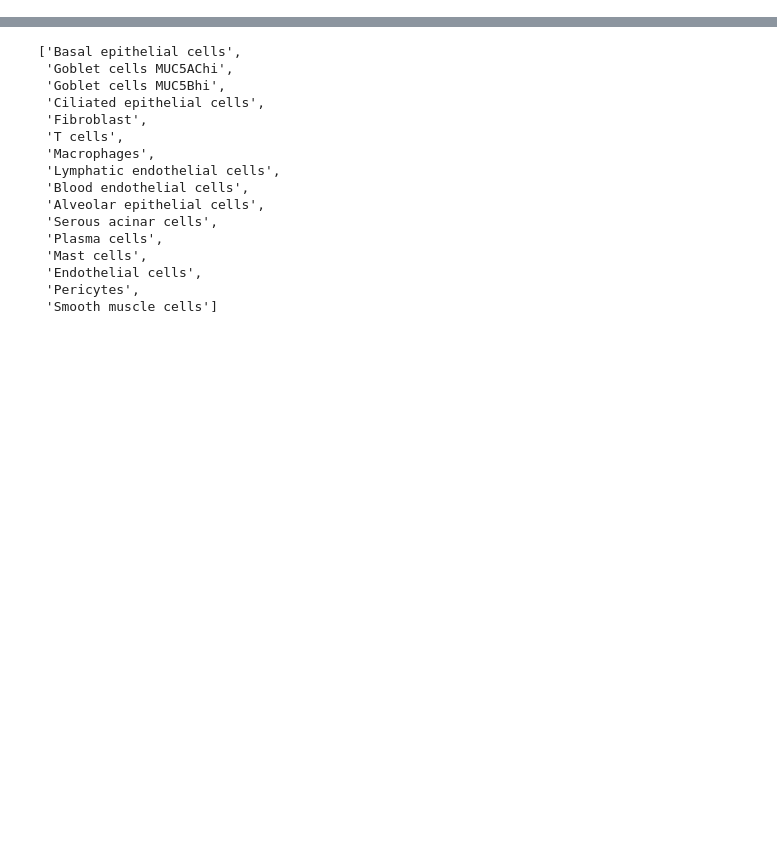
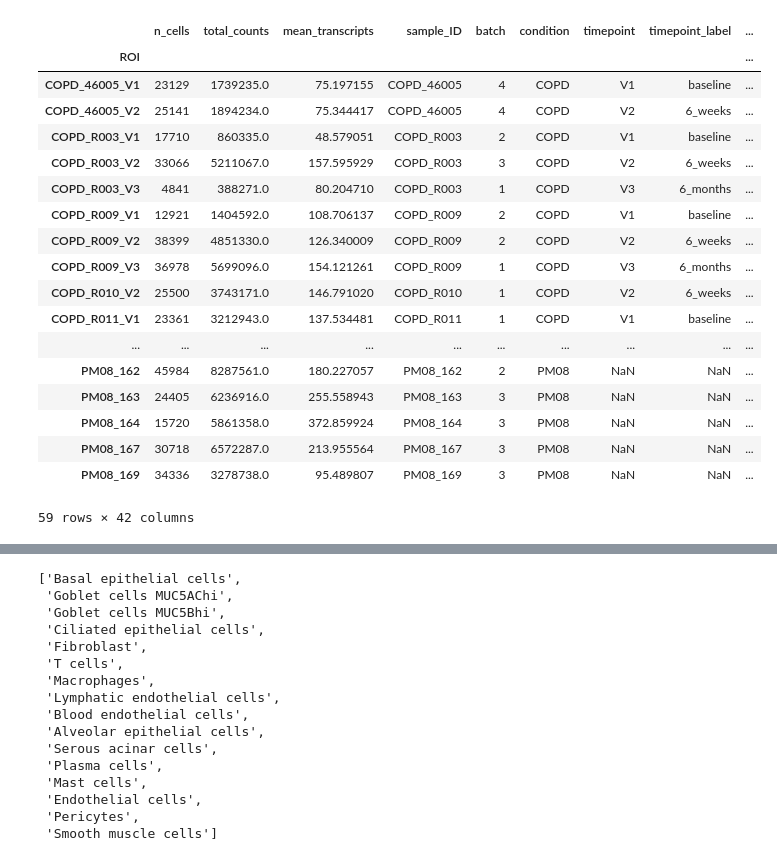
Before and after one commit to spatts14/AirScape_analysis, a Jupyter notebook: notebooks/subset_celltypes.ipynb, the cells around one changed output, grey strips where cells are left out. Saved outputs shown, nothing was run; the diff lists cells and outputs as text; code cells hidden in the pictures; blank space fills up the shorter version.

```diff
--- a/notebooks/subset_celltypes.ipynb
+++ b/notebooks/subset_celltypes.ipynb
@@ -100,3 +100,25 @@ total_cells = pd.read_csv(
     path / "output" / "pb" / "pb_data_concatenated" / "pseudobulk_metadata_ROI.csv",
     index_col=0,
 )
+# %%
+total_cells
+# %% [output]
+|  | n_cells | total_counts | mean_transcripts | sample_ID | batch | condition | timepoint | timepoint_label | ... |
+| ROI |  |  |  |  |  |  |  |  | ... |
+| COPD_46005_V1 | 23129 | 1739235.0 | 75.197155 | COPD_46005 | 4 | COPD | V1 | baseline | ... |
+| COPD_46005_V2 | 25141 | 1894234.0 | 75.344417 | COPD_46005 | 4 | COPD | V2 | 6_weeks | ... |
+| COPD_R003_V1 | 17710 | 860335.0 | 48.579051 | COPD_R003 | 2 | COPD | V1 | baseline | ... |
+| COPD_R003_V2 | 33066 | 5211067.0 | 157.595929 | COPD_R003 | 3 | COPD | V2 | 6_weeks | ... |
+| COPD_R003_V3 | 4841 | 388271.0 | 80.204710 | COPD_R003 | 1 | COPD | V3 | 6_months | ... |
+| COPD_R009_V1 | 12921 | 1404592.0 | 108.706137 | COPD_R009 | 2 | COPD | V1 | baseline | ... |
+| COPD_R009_V2 | 38399 | 4851330.0 | 126.340009 | COPD_R009 | 2 | COPD | V2 | 6_weeks | ... |
+| COPD_R009_V3 | 36978 | 5699096.0 | 154.121261 | COPD_R009 | 1 | COPD | V3 | 6_months | ... |
+| COPD_R010_V2 | 25500 | 3743171.0 | 146.791020 | COPD_R010 | 1 | COPD | V2 | 6_weeks | ... |
+| COPD_R011_V1 | 23361 | 3212943.0 | 137.534481 | COPD_R011 | 1 | COPD | V1 | baseline | ... |
+| ... | ... | ... | ... | ... | ... | ... | ... | ... | ... |
+| PM08_162 | 45984 | 8287561.0 | 180.227057 | PM08_162 | 2 | PM08 | NaN | NaN | ... |
+| PM08_163 | 24405 | 6236916.0 | 255.558943 | PM08_163 | 3 | PM08 | NaN | NaN | ... |
+| PM08_164 | 15720 | 5861358.0 | 372.859924 | PM08_164 | 3 | PM08 | NaN | NaN | ... |
+| PM08_167 | 30718 | 6572287.0 | 213.955564 | PM08_167 | 3 | PM08 | NaN | NaN | ... |
+| PM08_169 | 34336 | 3278738.0 | 95.489807 | PM08_169 | 3 | PM08 | NaN | NaN | ... |
+59 rows × 42 columns
```
Also changed, not shown: parts of 4 cells of this notebook, 9 other files.
